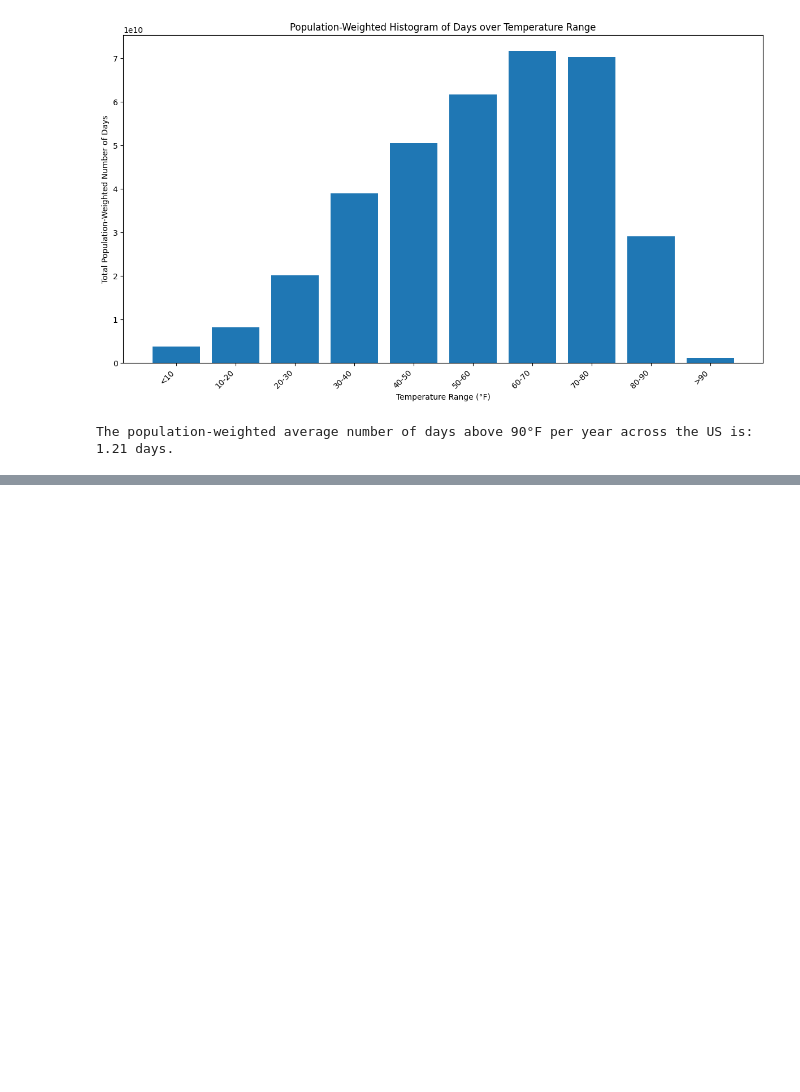
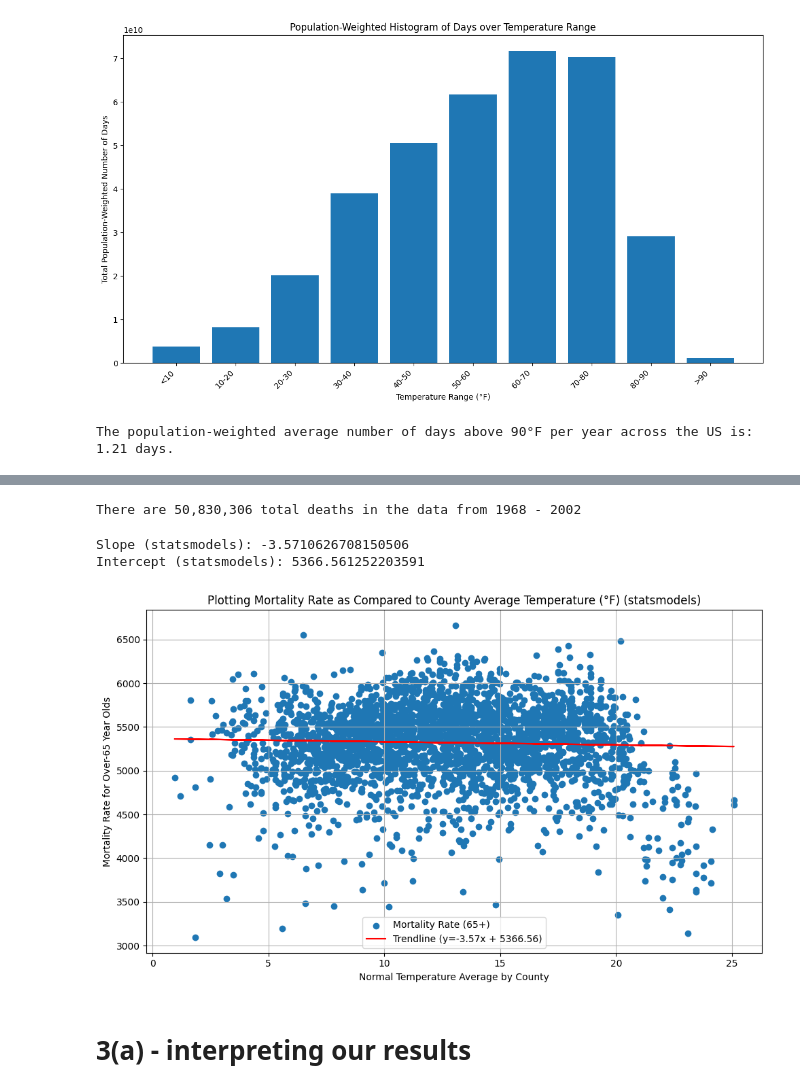
Before and after one commit to neil-stein/Assignment-2_ICP, a Jupyter notebook: Assignment_2_ICP.ipynb, the cells around one changed output, grey strips where cells are left out. Cells and saved outputs as stored; diff of their text form; code cells hidden in the pictures; blank space fills up the shorter version.

```diff
--- a/Assignment_2_ICP.ipynb
+++ b/Assignment_2_ICP.ipynb
@@ -70,0 +115,48 @@ The population-weighted average number of days above 90°F per year across the U
+# %%
+# 2(b) total deaths
+
+tot_deaths = rep_df['deaths'].sum()
+print(f'There are {tot_deaths:,} total deaths in the data from 1968 - 2002')
+# %% [output]
+There are 50,830,306 total deaths in the data from 1968 - 2002
+# %%
+# 3(a)  exploring the relationship between county avg temp and over-65 mortality
+
+# first, the suggested new columns in our data
+popweight_tempdf['hotdays'] = popweight_tempdf['tday_70_80'] + popweight_tempdf['tday_80_90'] + popweight_tempdf['tday_gt90']
+popweight_tempdf['hotterdays'] = popweight_tempdf['tday_80_90'] + popweight_tempdf['tday_gt90']
+
+# next, grouping the counties and calculating mortality
+avgtemp_over65df = popweight_tempdf.groupby('county_x')[['deaths','population','normal_1981_2010']].mean()
+avgtemp_over65df['mort_rate'] = avgtemp_over65df['deaths'] / avgtemp_over65df['population']
+avgtemp_over65df['mort_rate'] = avgtemp_over65df['mort_rate'] * 100000
+
+
+# next, creating linear regression
+model = smf.ols('mort_rate ~ normal_1981_2010', data=avgtemp_over65df)
+results = model.fit()
+avg_slope_sm = results.params['normal_1981_2010']
+avg_intercept_sm = results.params['Intercept']
+
+# printing the components of the linear regression
+print(f'Slope (statsmodels): {avg_slope_sm}')
+print(f'Intercept (statsmodels): {avg_intercept_sm}')
+
+# last, plotting with the trendline
+avg_trendline_sm = avg_intercept_sm + avg_slope_sm * avgtemp_over65df['normal_1981_2010']
+plt.figure(figsize=(10, 6))
+plt.scatter(avgtemp_over65df['normal_1981_2010'], avgtemp_over65df['mort_rate'], label='Mortality Rate (65+)')
+plt.plot(avgtemp_over65df['normal_1981_2010'], avg_trendline_sm, color= 'red', linestyle='-', label=f'Trendline (y={avg_slope_sm:.2f}x + {avg_intercept_sm:.2f})')
+plt.xlabel("Normal Temperature Average by County")
+plt.ylabel("Mortality Rate for Over-65 Year Olds")
+plt.title("Plotting Mortality Rate as Compared to County Average Temperature (°F) (statsmodels)")
+plt.legend()
+plt.grid(True)
+plt.tight_layout()
+plt.show()
+# %% [output]
+Slope (statsmodels): -3.5710626708150506
+Intercept (statsmodels): 5366.561252203591
+[figure, added]
+# %% [markdown]
+# 3(a) - interpreting our results
```
Also changed, not shown: parts of 5 cells of this notebook.
